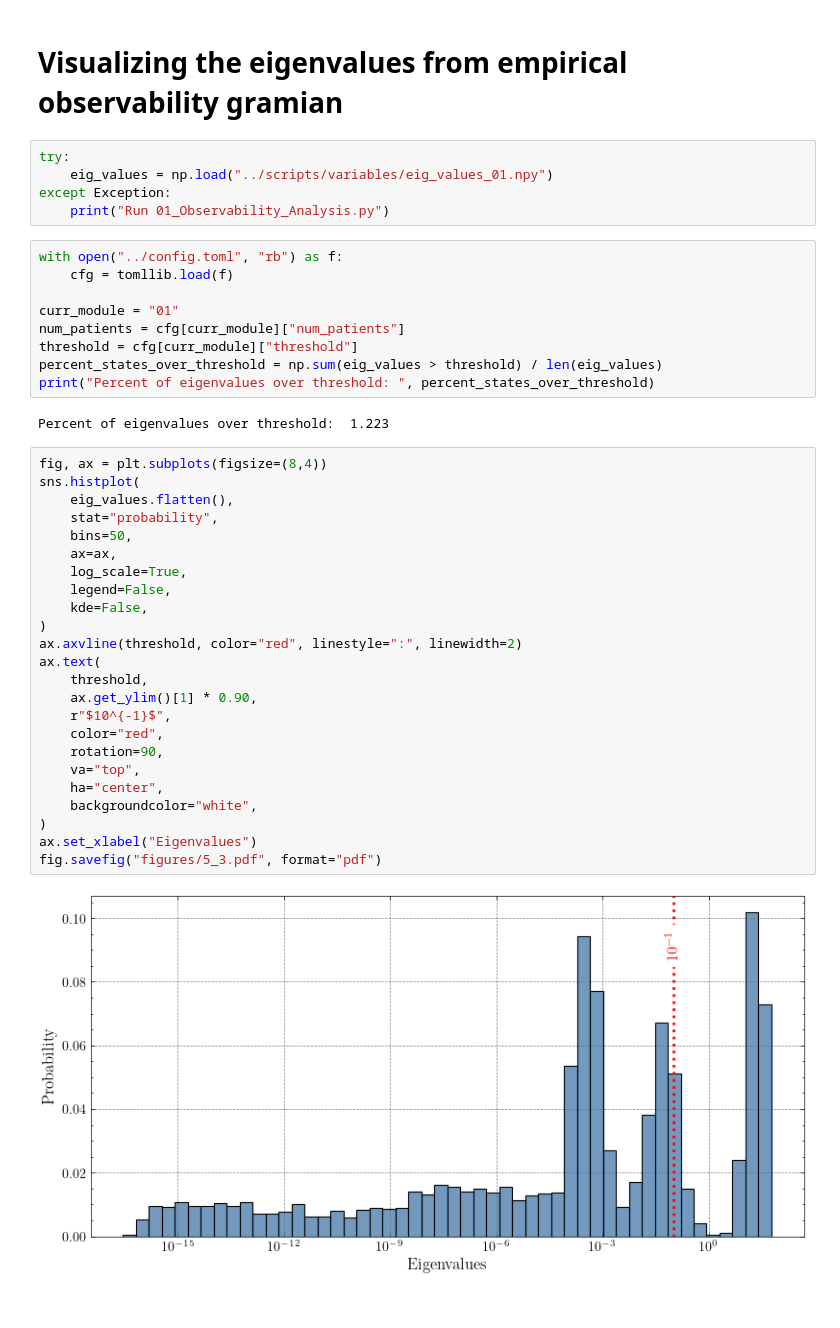
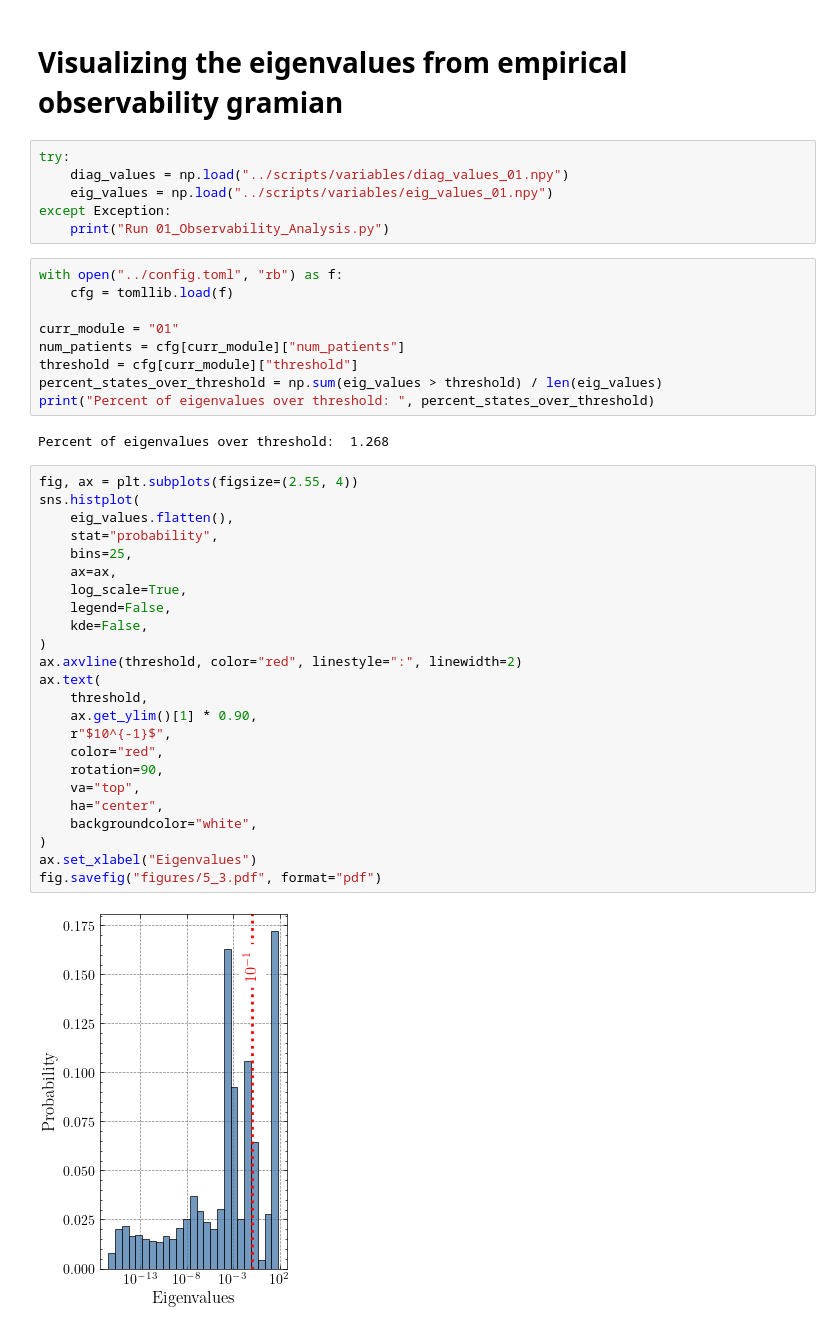
Before and after one commit to mlmulv/Thesis-Code, a Jupyter notebook: notebooks/01_Observability_Analysis.ipynb, the cells around one changed output. Saved outputs shown, nothing was run; the diff lists cells and outputs as text.

```diff
--- a/notebooks/01_Observability_Analysis.ipynb
+++ b/notebooks/01_Observability_Analysis.ipynb
@@ -8,6 +8,7 @@ import plt_config
 # Visualizing the eigenvalues from empirical observability gramian
 # %%
 try:
+    diag_values = np.load("../scripts/variables/diag_values_01.npy")
     eig_values = np.load("../scripts/variables/eig_values_01.npy")
 except Exception:
     print("Run 01_Observability_Analysis.py")
@@ -21,30 +22,30 @@ threshold = cfg[curr_module]["threshold"]
 percent_states_over_threshold = np.sum(eig_values > threshold) / len(eig_values)
 print("Percent of eigenvalues over threshold: ", percent_states_over_threshold)
 # %% [output]
-Percent of eigenvalues over threshold:  1.223
+Percent of eigenvalues over threshold:  1.268
 # %%
-fig, ax = plt.subplots(figsize=(8,4))
+fig, ax = plt.subplots(figsize=(2.55, 4))
 sns.histplot(
     eig_values.flatten(),
     stat="probability",
-    bins=50,
+    bins=25,
     ax=ax,
     log_scale=True,
     legend=False,
     kde=False,
 )
 ax.axvline(threshold, color="red", linestyle=":", linewidth=2)
 ax.text(
     threshold,
     ax.get_ylim()[1] * 0.90,
     r"$10^{-1}$",
     color="red",
     rotation=90,
     va="top",
     ha="center",
     backgroundcolor="white",
 )
 ax.set_xlabel("Eigenvalues")
 fig.savefig("figures/5_3.pdf", format="pdf")
 # %% [output]
-[figure, old version]
+[figure, new version]
```
Also changed, not shown: parts of 1 cell of this notebook, 5 other files.
